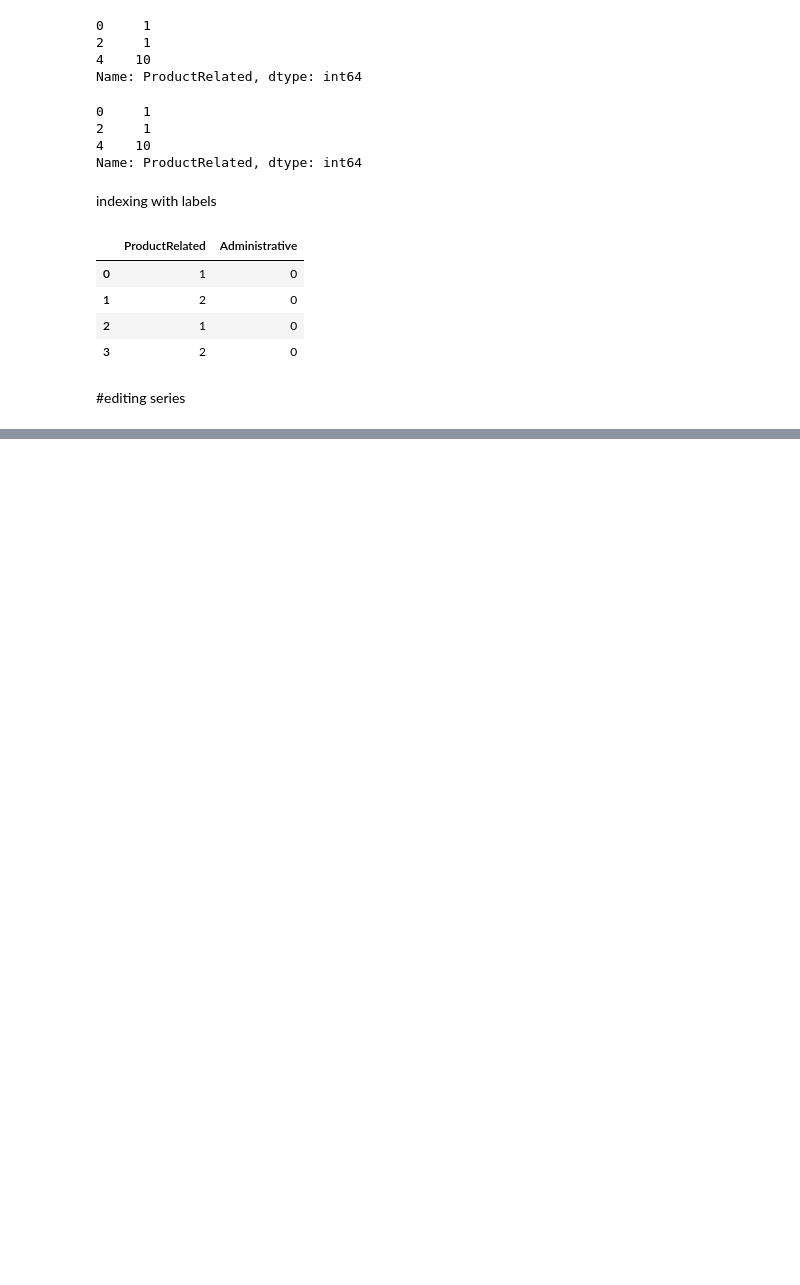
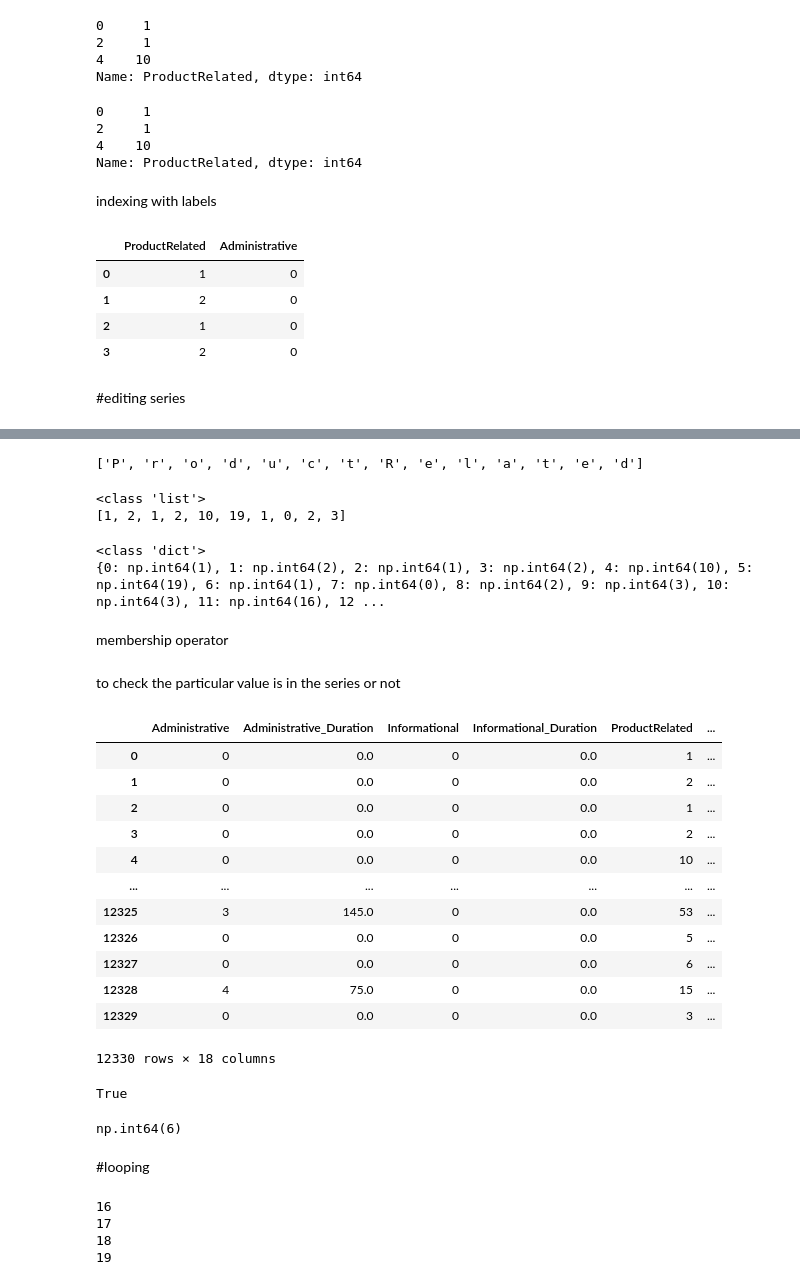
Before and after one commit to ajinkyadhakne321-dot/pandas.env, a Jupyter notebook: s-16-pandas copy.ipynb, the cells around one changed output, grey strips where cells are left out. Saved outputs shown, nothing was run; the diff lists cells and outputs as text; code cells hidden in the pictures; blank space fills up the shorter version.

```diff
--- a/s-16-pandas copy.ipynb
+++ b/s-16-pandas copy.ipynb
@@ -405,0 +427,80 @@ ajdata.loc[0:3, ['ProductRelated', 'Administrative']]
+# %%
+list('ProductRelated')
+# %% [output]
+['P', 'r', 'o', 'd', 'u', 'c', 't', 'R', 'e', 'l', 'a', 't', 'e', 'd']
+# %%
+# get the Series…
+prod_series = ajdata['ProductRelated']
+
+# …and convert it to a list
+prod_list = prod_series.tolist()          # preferred
+# or equivalently
+prod_list = list(prod_series)
+
+print(type(prod_list))   # <class 'list'>
+print(prod_list[:10])    # first ten values, for example
+# %% [output]
+<class 'list'>
+[1, 2, 1, 2, 10, 19, 1, 0, 2, 3]
+# %%
+# get the Series…
+prod_series = ajdata['ProductRelated']
+
+# …and convert it to a list
+prod_list = prod_series.to_dict()          # preferred
+# or equivalently
+prod_list = dict(prod_series)
+
+print(type(prod_list))   # <class 'dict'>
+print(prod_list)         # all key-value pairs, for example
+# %% [output]
+<class 'dict'>
+{0: np.int64(1), 1: np.int64(2), 2: np.int64(1), 3: np.int64(2), 4: np.int64(10), 5: np.int64(19), 6: np.int64(1), 7: np.int64(0), 8: np.int64(2), 9: np.int64(3), 10: np.int64(3), 11: np.int64(16), 12 ...
+# %% [markdown]
+membership operator
+# %% [markdown]
+to check the particular value is in the series or not
+# %%
+ajdata
+# %% [output]
+|  | Administrative | Administrative_Duration | Informational | Informational_Duration | ProductRelated | ... |
+| 0 | 0 | 0.0 | 0 | 0.0 | 1 | ... |
+| 1 | 0 | 0.0 | 0 | 0.0 | 2 | ... |
+| 2 | 0 | 0.0 | 0 | 0.0 | 1 | ... |
+| 3 | 0 | 0.0 | 0 | 0.0 | 2 | ... |
+| 4 | 0 | 0.0 | 0 | 0.0 | 10 | ... |
+| ... | ... | ... | ... | ... | ... | ... |
+| 12325 | 3 | 145.0 | 0 | 0.0 | 53 | ... |
+| 12326 | 0 | 0.0 | 0 | 0.0 | 5 | ... |
+| 12327 | 0 | 0.0 | 0 | 0.0 | 6 | ... |
+| 12328 | 4 | 75.0 | 0 | 0.0 | 15 | ... |
+| 12329 | 0 | 0.0 | 0 | 0.0 | 3 | ... |
+12330 rows × 18 columns
+# %%
+'Informational' in ajdata
+# %% [output]
+True
+# %%
+# Check in a specific column (e.g., ProductRelated)
+145.0 in ajdata['ProductRelated'].values
+
+# Count how many times 145.0 appears in that column
+(ajdata['ProductRelated'] == 145.0).sum()
+
+# Using isin() method
+ajdata['ProductRelated'].isin([145.0]).any()
+
+# Check if 145.0 exists anywhere in the entire dataframe
+(ajdata == 145.0).any().any()
+# %% [output]
+np.int64(6)
+# %% [markdown]
+#looping
+# %%
+for i in ajdata.index[16:20]:
+    print(i)
+# %% [output]
+16
+17
+18
+19
```
Also changed, not shown: parts of 11 cells of this notebook, 3 other files.
